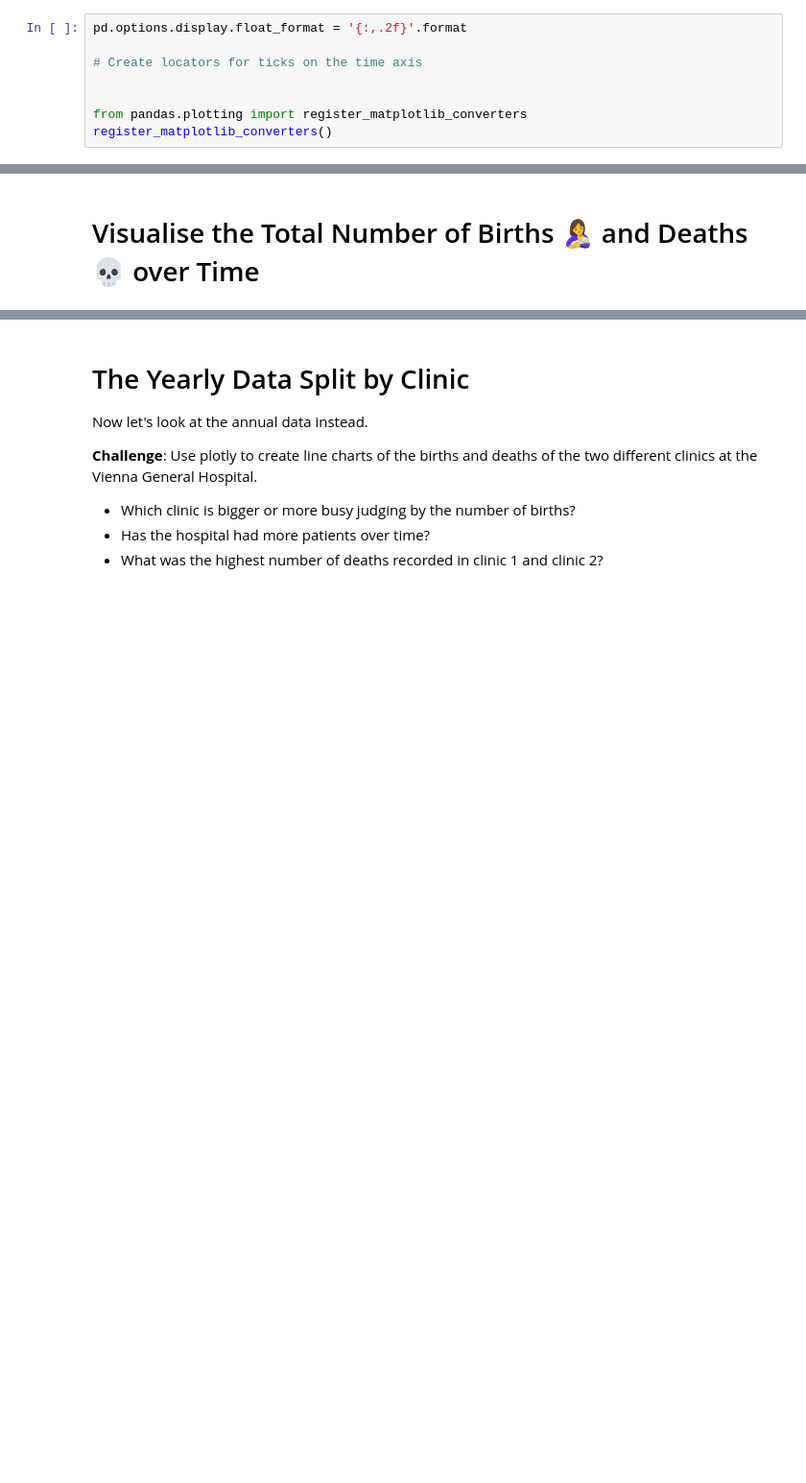
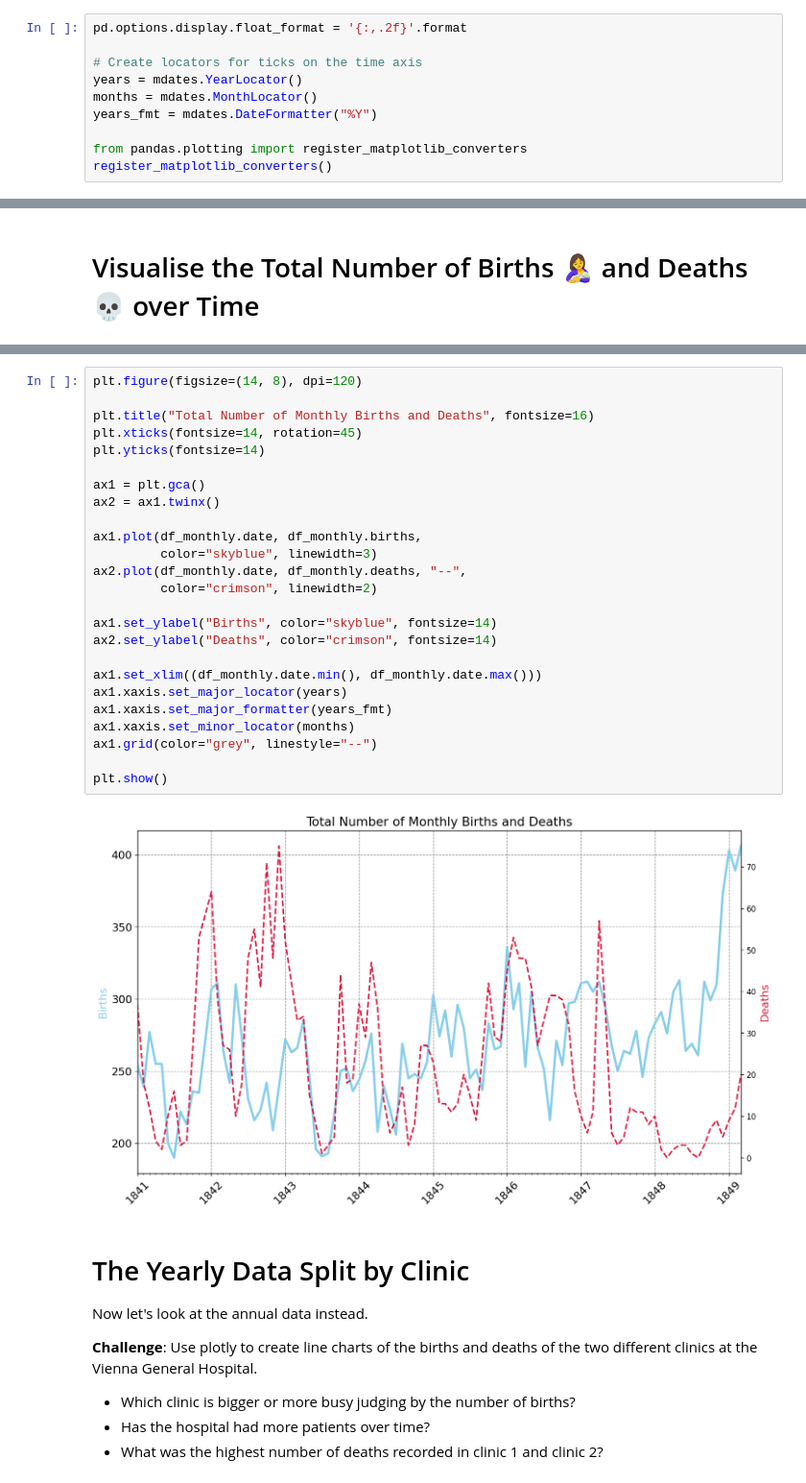
Before and after one commit to renankin/100-days-of-code, a Jupyter notebook: day-080/dr-semmelweis-analysis/Dr_Semmelweis_Handwashing_Discovery_(start).ipynb, the cells around one changed output, grey strips where cells are left out. Shown: that part at 96% size. Cells and saved outputs as stored; diff of their text form; blank space fills up the shorter version.

```diff
--- a/day-080/dr-semmelweis-analysis/Dr_Semmelweis_Handwashing_Discovery_(start).ipynb
+++ b/day-080/dr-semmelweis-analysis/Dr_Semmelweis_Handwashing_Discovery_(start).ipynb
@@ -37,7 +37,9 @@ import matplotlib.dates as mdates
 pd.options.display.float_format = '{:,.2f}'.format
 
 # Create locators for ticks on the time axis
-
+years = mdates.YearLocator()
+months = mdates.MonthLocator()
+years_fmt = mdates.DateFormatter("%Y")
 
 from pandas.plotting import register_matplotlib_converters
 register_matplotlib_converters()
@@ -176,6 +178,33 @@ Changes of dying in the 1840s in Vienna: 7.08%
 * Use a dashed line style for the number of deaths
 * Change the line thickness to 3 and 2 for the births and deaths respectively.
 * Do you notice anything in the late 1840s?
+# %%
+plt.figure(figsize=(14, 8), dpi=120)
+
+plt.title("Total Number of Monthly Births and Deaths", fontsize=16)
+plt.xticks(fontsize=14, rotation=45)
+plt.yticks(fontsize=14)
+
+ax1 = plt.gca()
+ax2 = ax1.twinx()
+
+ax1.plot(df_monthly.date, df_monthly.births,
+         color="skyblue", linewidth=3)
+ax2.plot(df_monthly.date, df_monthly.deaths, "--",
+         color="crimson", linewidth=2)
+
+ax1.set_ylabel("Births", color="skyblue", fontsize=14)
+ax2.set_ylabel("Deaths", color="crimson", fontsize=14)
+
+ax1.set_xlim((df_monthly.date.min(), df_monthly.date.max()))
+ax1.xaxis.set_major_locator(years)
+ax1.xaxis.set_major_formatter(years_fmt)
+ax1.xaxis.set_minor_locator(months)
+ax1.grid(color="grey", linestyle="--")
+
+plt.show()
+# %% [output]
+[figure, added]
 # %% [markdown]
 # The Yearly Data Split by Clinic
 
```
Also changed, not shown: parts of 6 cells of this notebook.
